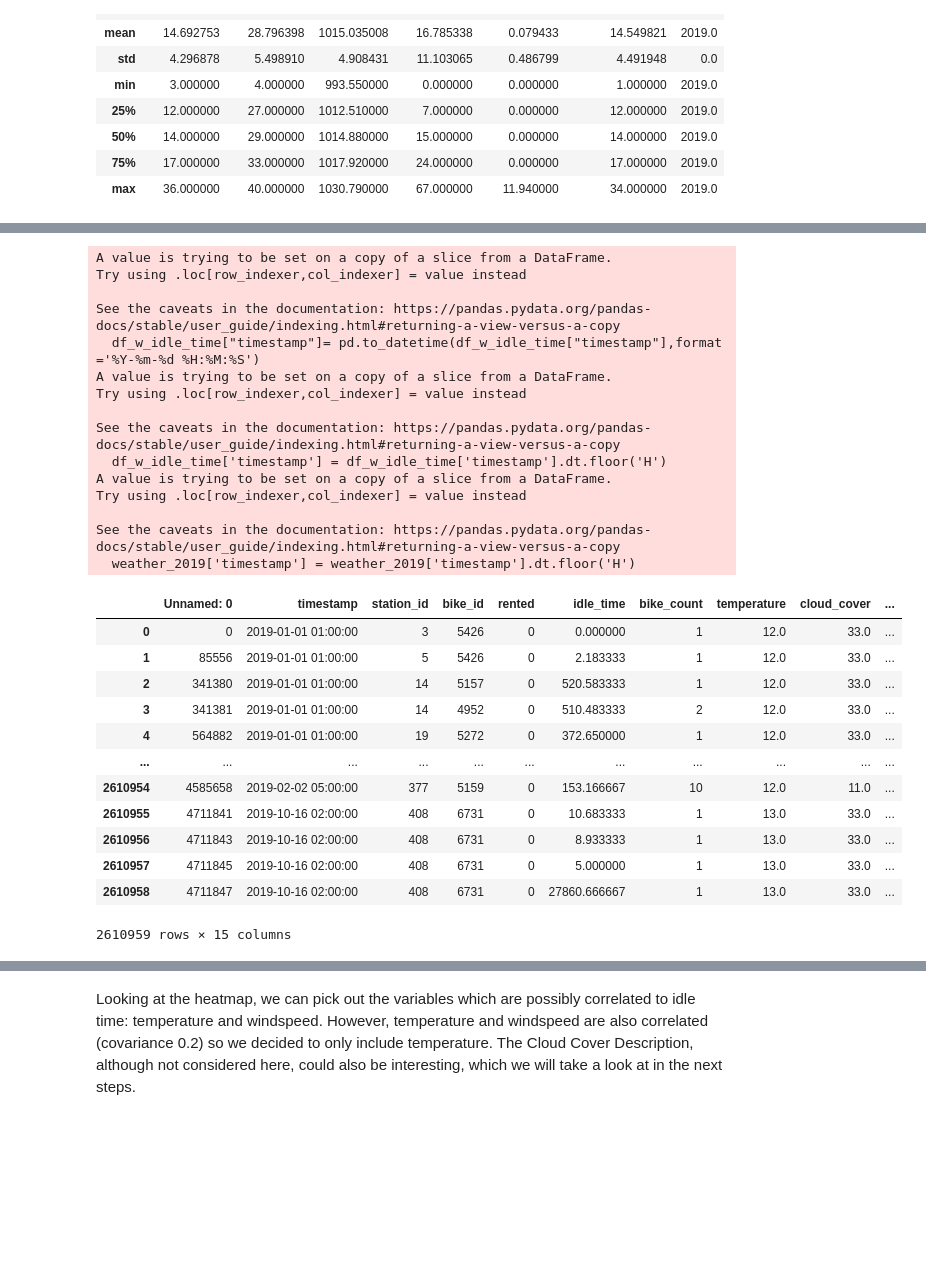
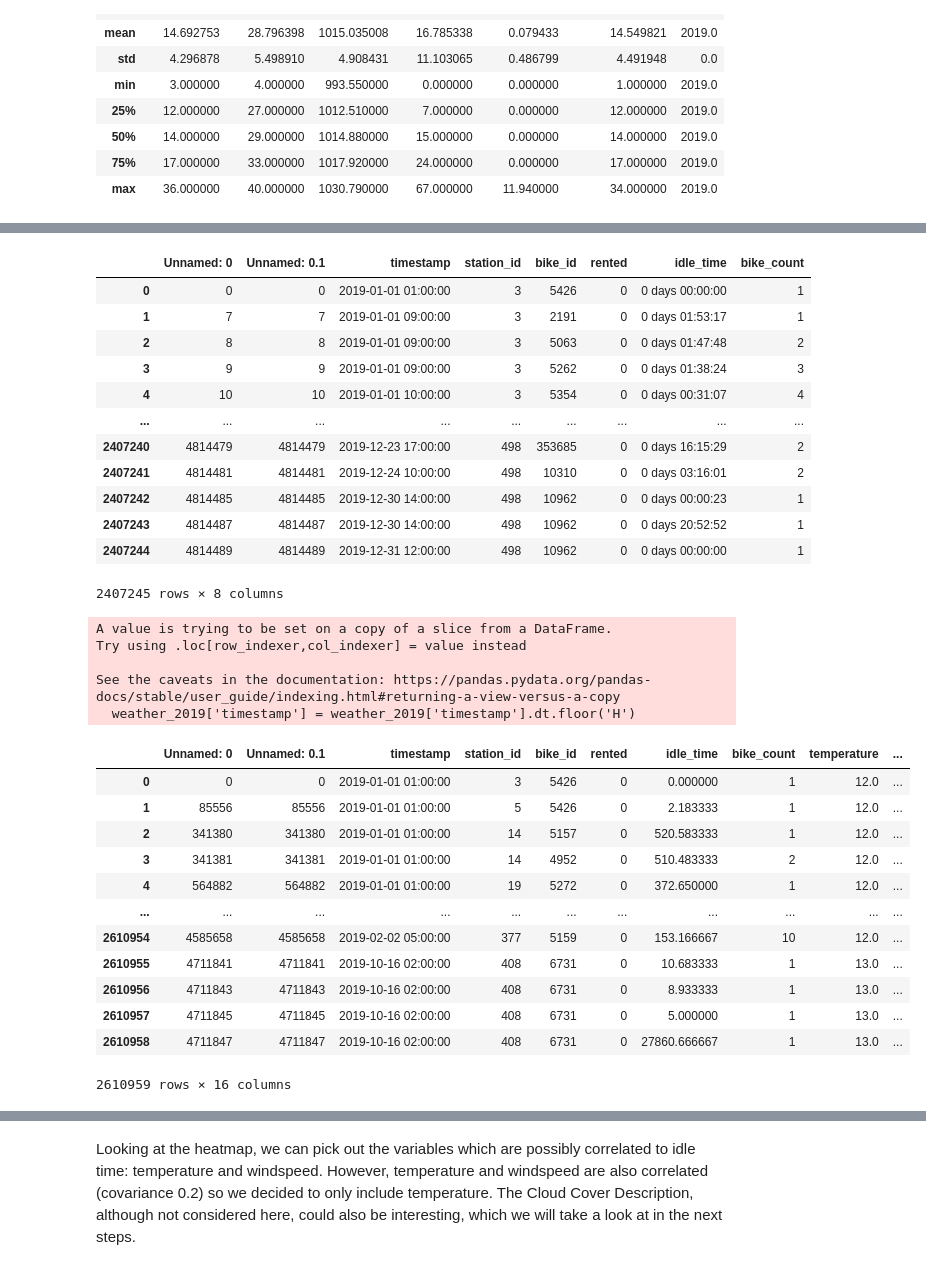
Before and after one commit to Ppkhanh/The-Learning-Machines, a Jupyter notebook: FeaturesEngineering.ipynb, the cells around one changed output, grey strips where cells are left out. Saved outputs shown, nothing was run; the diff lists cells and outputs as text; code cells hidden in the pictures; blank space fills up the shorter version.

```diff
--- a/FeaturesEngineering.ipynb
+++ b/FeaturesEngineering.ipynb
@@ -154,7 +158,7 @@ memory usage: 741.7+ KB
 | 75% | 17.000000 | 33.000000 | 1017.920000 | 24.000000 | 0.000000 | 17.000000 | 2019.0 |
 | max | 36.000000 | 40.000000 | 1030.790000 | 67.000000 | 11.940000 | 34.000000 | 2019.0 |
 # %%
-df_w_idle_time = pd.read_csv('idle_time_calculated')
+df_w_idle_time = pd.read_csv('bike_count included')
 # %%
 df_w_idle_time
 # %% [output]
@@ -229,49 +212,55 @@ bike_count
+# %%
+df_w_idle_time
+# %% [output]
+|  | Unnamed: 0 | Unnamed: 0.1 | timestamp | station_id | bike_id | rented | idle_time | bike_count |
+| 0 | 0 | 0 | 2019-01-01 01:00:00 | 3 | 5426 | 0 | 0 days 00:00:00 | 1 |
+| 1 | 7 | 7 | 2019-01-01 09:00:00 | 3 | 2191 | 0 | 0 days 01:53:17 | 1 |
+| 2 | 8 | 8 | 2019-01-01 09:00:00 | 3 | 5063 | 0 | 0 days 01:47:48 | 2 |
+| 3 | 9 | 9 | 2019-01-01 09:00:00 | 3 | 5262 | 0 | 0 days 01:38:24 | 3 |
+| 4 | 10 | 10 | 2019-01-01 10:00:00 | 3 | 5354 | 0 | 0 days 00:31:07 | 4 |
+| ... | ... | ... | ... | ... | ... | ... | ... | ... |
+| 2407240 | 4814479 | 4814479 | 2019-12-23 17:00:00 | 498 | 353685 | 0 | 0 days 16:15:29 | 2 |
+| 2407241 | 4814481 | 4814481 | 2019-12-24 10:00:00 | 498 | 10310 | 0 | 0 days 03:16:01 | 2 |
+| 2407242 | 4814485 | 4814485 | 2019-12-30 14:00:00 | 498 | 10962 | 0 | 0 days 00:00:23 | 1 |
+| 2407243 | 4814487 | 4814487 | 2019-12-30 14:00:00 | 498 | 10962 | 0 | 0 days 20:52:52 | 1 |
+| 2407244 | 4814489 | 4814489 | 2019-12-31 12:00:00 | 498 | 10962 | 0 | 0 days 00:00:00 | 1 |
+2407245 rows × 8 columns
 # %%
 df_w_idle_time.to_csv('bike_count included')
 # %%
 # extract the hours of the weather data and the data with idle time
 
 
 # Now we want to extract the hours of the weather data and match them with idle time
 df_w_idle_time["timestamp"]= pd.to_datetime(df_w_idle_time["timestamp"],format ='%Y-%m-%d %H:%M:%S')
 df_w_idle_time['timestamp'] = df_w_idle_time['timestamp'].dt.floor('H')
 df_w_idle_time = df_w_idle_time[df_w_idle_time['rented'] == 0]
 
 weather_2019['timestamp'] = weather_2019['timestamp'].dt.floor('H')
 
 # Merge two tables
-df_features= pd.merge(df_w_idle_time, weather_2019, on='timestamp')
+df_features= pd.merge(df_w_idle_time, weather_2019, on='timestamp',how= 'inner')
 
 # convert idle_time to minutess
 df_features['idle_time'] = pd.to_timedelta(df_features['idle_time']).dt.total_seconds() / 60.0
 
 df_features
 # %% [output]
-A value is trying to be set on a copy of a slice from a DataFrame.
-Try using .loc[row_indexer,col_indexer] = value instead
-
-See the caveats in the documentation: https://pandas.pydata.org/pandas-docs/stable/user_guide/indexing.html#returning-a-view-versus-a-copy
-  df_w_idle_time["timestamp"]= pd.to_datetime(df_w_idle_time["timestamp"],format ='%Y-%m-%d %H:%M:%S')
-A value is trying to be set on a copy of a slice from a DataFrame.
-Try using .loc[row_indexer,col_indexer] = value instead
-
-See the caveats in the documentation: https://pandas.pydata.org/pandas-docs/stable/user_guide/indexing.html#returning-a-view-versus-a-copy
-  df_w_idle_time['timestamp'] = df_w_idle_time['timestamp'].dt.floor('H')
 A value is trying to be set on a copy of a slice from a DataFrame.
 Try using .loc[row_indexer,col_indexer] = value instead
 
 See the caveats in the documentation: https://pandas.pydata.org/pandas-docs/stable/user_guide/indexing.html#returning-a-view-versus-a-copy
   weather_2019['timestamp'] = weather_2019['timestamp'].dt.floor('H')
-|  | Unnamed: 0 | timestamp | station_id | bike_id | rented | idle_time | bike_count | temperature | cloud_cover | ... |
-| 0 | 0 | 2019-01-01 01:00:00 | 3 | 5426 | 0 | 0.000000 | 1 | 12.0 | 33.0 | ... |
-| 1 | 85556 | 2019-01-01 01:00:00 | 5 | 5426 | 0 | 2.183333 | 1 | 12.0 | 33.0 | ... |
-| 2 | 341380 | 2019-01-01 01:00:00 | 14 | 5157 | 0 | 520.583333 | 1 | 12.0 | 33.0 | ... |
-| 3 | 341381 | 2019-01-01 01:00:00 | 14 | 4952 | 0 | 510.483333 | 2 | 12.0 | 33.0 | ... |
-| 4 | 564882 | 2019-01-01 01:00:00 | 19 | 5272 | 0 | 372.650000 | 1 | 12.0 | 33.0 | ... |
+|  | Unnamed: 0 | Unnamed: 0.1 | timestamp | station_id | bike_id | rented | idle_time | bike_count | temperature | ... |
+| 0 | 0 | 0 | 2019-01-01 01:00:00 | 3 | 5426 | 0 | 0.000000 | 1 | 12.0 | ... |
+| 1 | 85556 | 85556 | 2019-01-01 01:00:00 | 5 | 5426 | 0 | 2.183333 | 1 | 12.0 | ... |
+| 2 | 341380 | 341380 | 2019-01-01 01:00:00 | 14 | 5157 | 0 | 520.583333 | 1 | 12.0 | ... |
+| 3 | 341381 | 341381 | 2019-01-01 01:00:00 | 14 | 4952 | 0 | 510.483333 | 2 | 12.0 | ... |
+| 4 | 564882 | 564882 | 2019-01-01 01:00:00 | 19 | 5272 | 0 | 372.650000 | 1 | 12.0 | ... |
 | ... | ... | ... | ... | ... | ... | ... | ... | ... | ... | ... |
-| 2610954 | 4585658 | 2019-02-02 05:00:00 | 377 | 5159 | 0 | 153.166667 | 10 | 12.0 | 11.0 | ... |
-| 2610955 | 4711841 | 2019-10-16 02:00:00 | 408 | 6731 | 0 | 10.683333 | 1 | 13.0 | 33.0 | ... |
-| 2610956 | 4711843 | 2019-10-16 02:00:00 | 408 | 6731 | 0 | 8.933333 | 1 | 13.0 | 33.0 | ... |
-| 2610957 | 4711845 | 2019-10-16 02:00:00 | 408 | 6731 | 0 | 5.000000 | 1 | 13.0 | 33.0 | ... |
-| 2610958 | 4711847 | 2019-10-16 02:00:00 | 408 | 6731 | 0 | 27860.666667 | 1 | 13.0 | 33.0 | ... |
+| 2610954 | 4585658 | 4585658 | 2019-02-02 05:00:00 | 377 | 5159 | 0 | 153.166667 | 10 | 12.0 | ... |
+| 2610955 | 4711841 | 4711841 | 2019-10-16 02:00:00 | 408 | 6731 | 0 | 10.683333 | 1 | 13.0 | ... |
+| 2610956 | 4711843 | 4711843 | 2019-10-16 02:00:00 | 408 | 6731 | 0 | 8.933333 | 1 | 13.0 | ... |
+| 2610957 | 4711845 | 4711845 | 2019-10-16 02:00:00 | 408 | 6731 | 0 | 5.000000 | 1 | 13.0 | ... |
+| 2610958 | 4711847 | 4711847 | 2019-10-16 02:00:00 | 408 | 6731 | 0 | 27860.666667 | 1 | 13.0 | ... |
-2610959 rows × 15 columns
+2610959 rows × 16 columns
```
Also changed, not shown: parts of 21 cells of this notebook, 1 other file.
